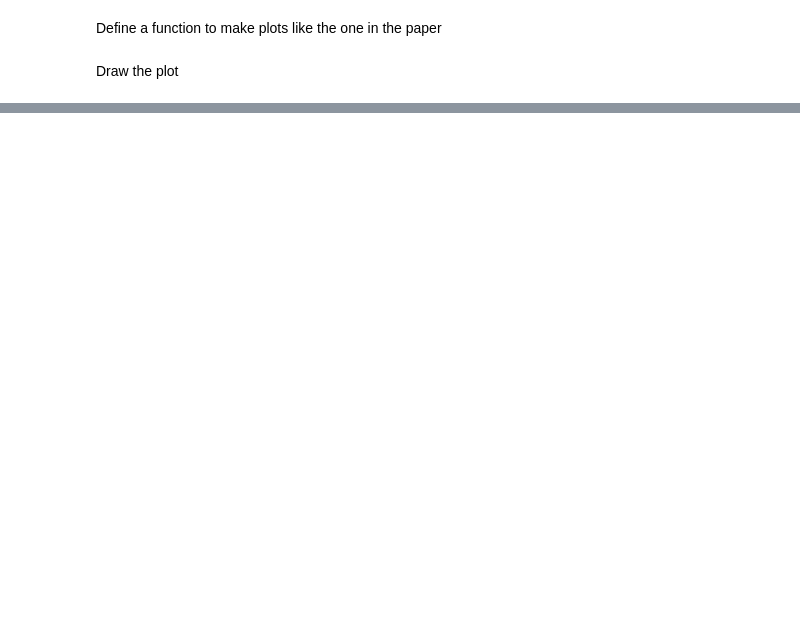
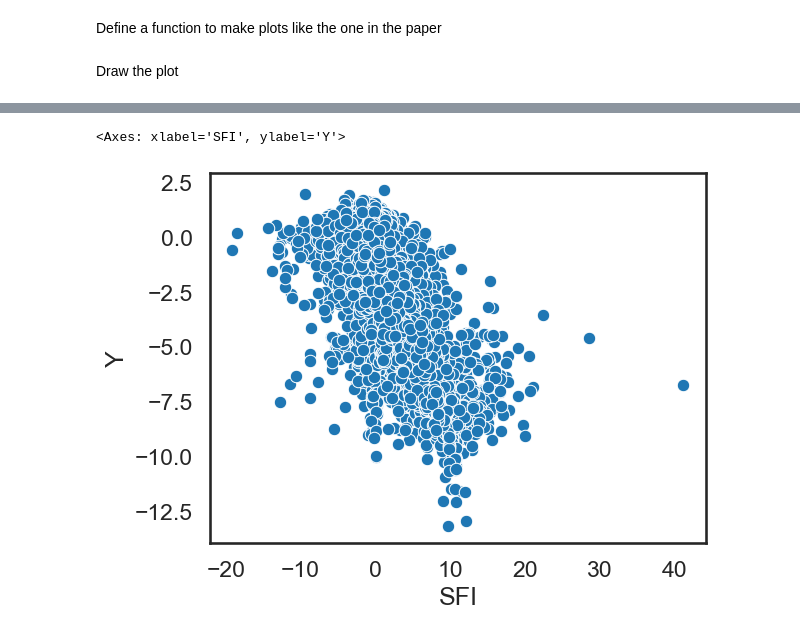
Before and after one commit to PatWalters/sfi, a Jupyter notebook: example_sfi.ipynb, the cells around one changed output, grey strips where cells are left out. Saved outputs shown, nothing was run; the diff lists cells and outputs as text; code cells hidden in the pictures; blank space fills up the shorter version.

```diff
--- a/example_sfi.ipynb
+++ b/example_sfi.ipynb
@@ -98,0 +132,5 @@ sfi_plot(sol_df,sfi_column='SFI',logS_column="Y")
+# %%
+sns.scatterplot(sol_df, x="SFI", y="Y")
+# %% [output]
+<Axes: xlabel='SFI', ylabel='Y'>
+[figure, added]
```
Also changed, not shown: parts of 12 cells of this notebook, 6 other files.
